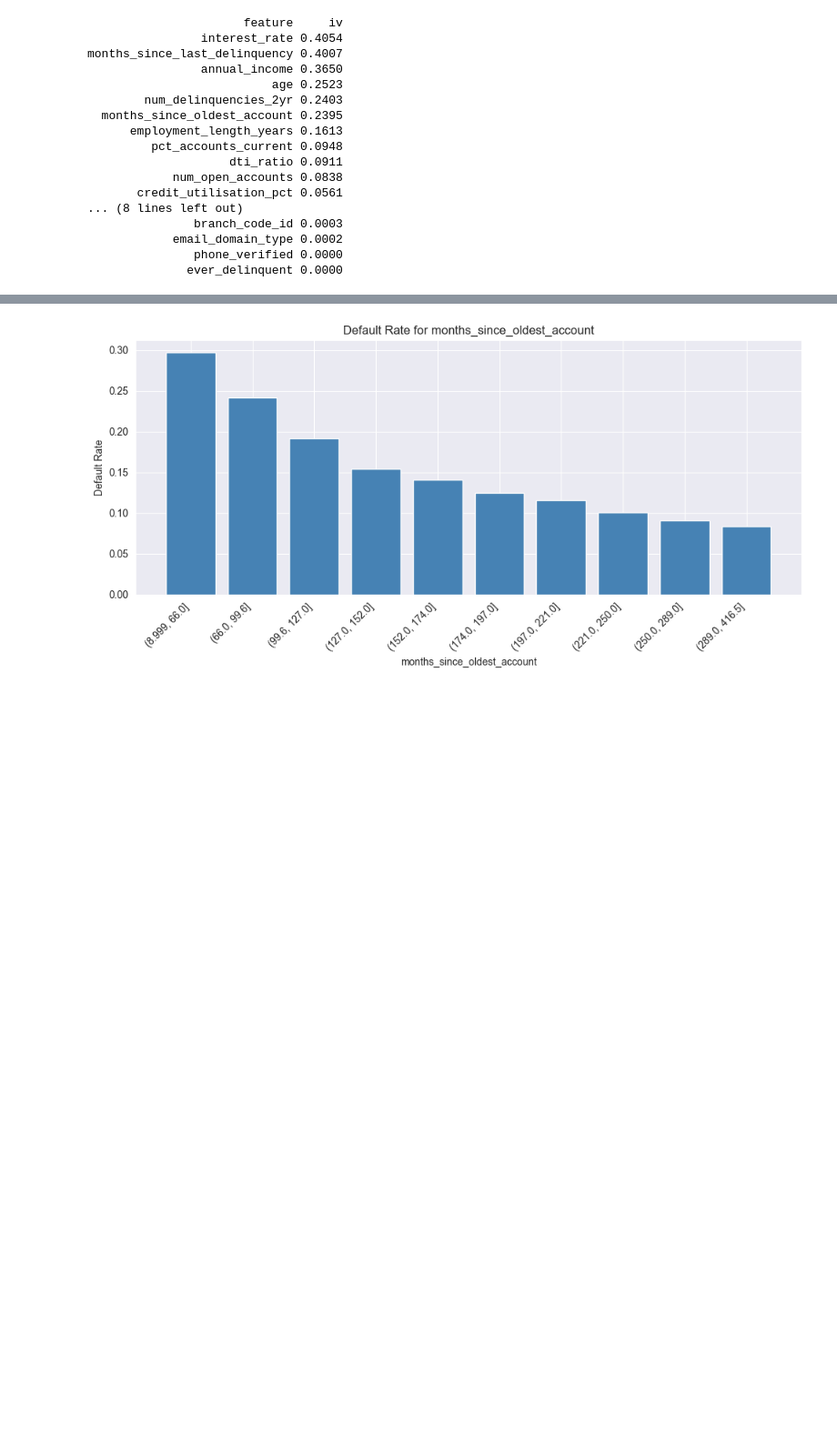
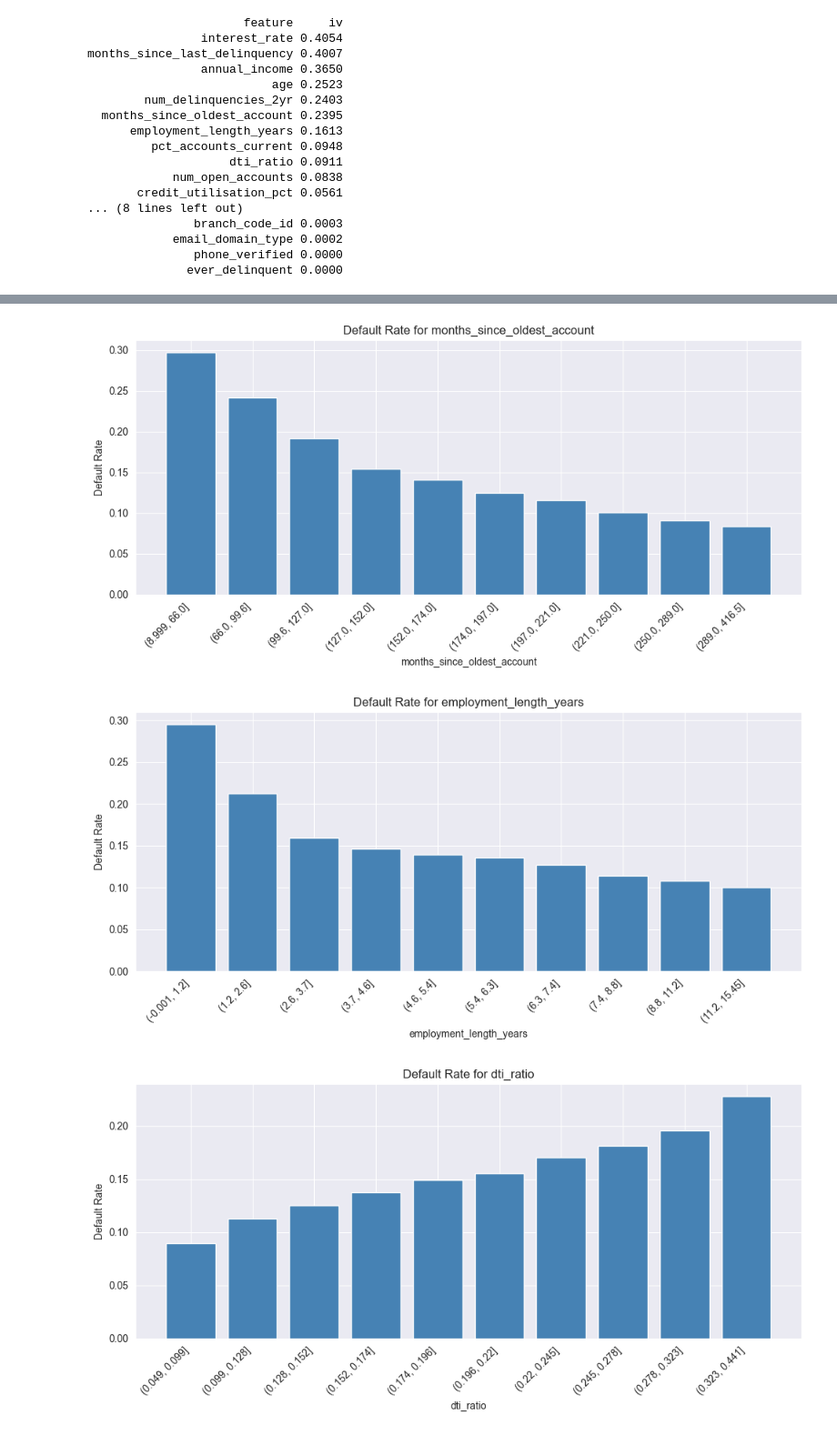
Before and after one commit to chillz-the-first/DataQuest_2026, a Jupyter notebook: notebooks/02_eda_findings.ipynb, the cells around one changed output, grey strips where cells are left out. Shown at 91% size. Drawn from its saved outputs; the diff is of its cells as text; code cells hidden in the pictures; blank space fills up the shorter version.

```diff
--- a/notebooks/02_eda_findings.ipynb
+++ b/notebooks/02_eda_findings.ipynb
@@ -40,21 +40,29 @@ months_since_last_delinquency 0.4007
                phone_verified 0.0000
               ever_delinquent 0.0000
 # %%
+# top_features = [
+#     'interest_rate',
+#     'months_since_last_delinquency',
+#     'annual_income',
+#     'age',
+#     'num_delinquencies_2yr',
+#     'months_since_oldest_account'
+# ]
+
 top_features = [
-    'interest_rate',
-    'months_since_last_delinquency',
-    'annual_income',
-    'age',
-    'num_delinquencies_2yr',
-    'months_since_oldest_account'
+    'interest_rate', 'months_since_last_delinquency', 'annual_income',
+    'age', 'num_delinquencies_2yr', 'months_since_oldest_account',
+    'employment_length_years', 'dti_ratio'
 ]
 
 for feat in top_features:
     plot_default_rate_by_bin(train, feat)
 # %% [output]
 [figure]
 [figure]
 [figure]
 [figure]
 [figure]
 [figure]
+[figure, added]
+[figure, added]
```
Also changed, not shown: parts of 1 cell of this notebook.
